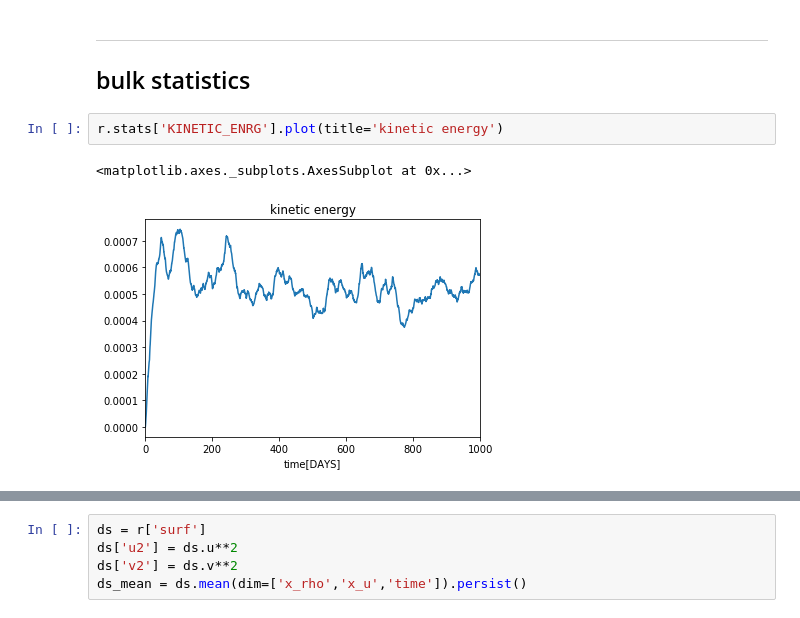
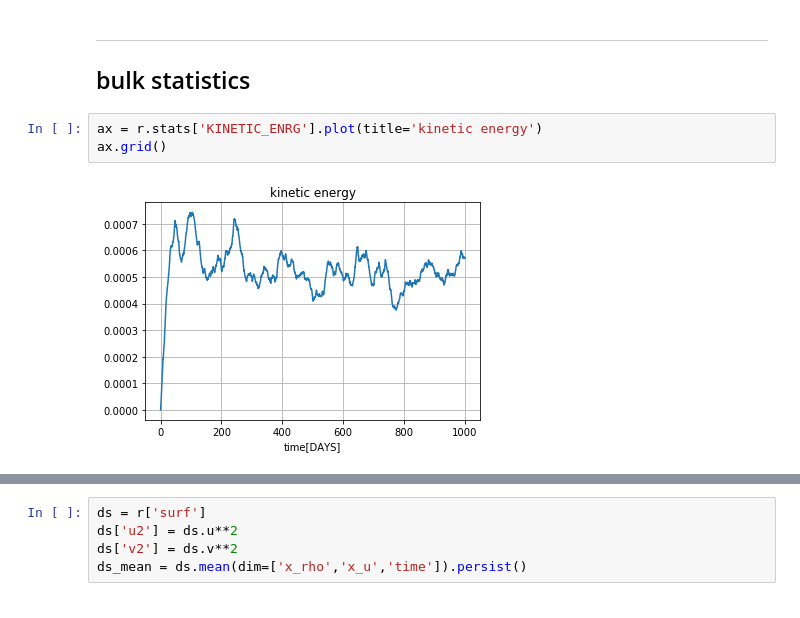
Before and after one commit to slgentil/croco, a Jupyter notebook: tutorials/fsturb.ipynb, the cells around one changed output, grey strips where cells are left out. Saved outputs shown, nothing was run; the diff lists cells and outputs as text.

```diff
--- a/tutorials/fsturb.ipynb
+++ b/tutorials/fsturb.ipynb
@@ -51,7 +51,7 @@ Grid size: (L ,M, N) = (258, 722, 50)
 
 ## bulk statistics
 # %%
-r.stats['KINETIC_ENRG'].plot(title='kinetic energy')
+ax = r.stats['KINETIC_ENRG'].plot(title='kinetic energy')
+ax.grid()
 # %% [output]
-<matplotlib.axes._subplots.AxesSubplot at 0x...>
-[figure, old version]
+[figure, new version]
```
Also changed, not shown: parts of 18 cells of this notebook, 5 other files.
